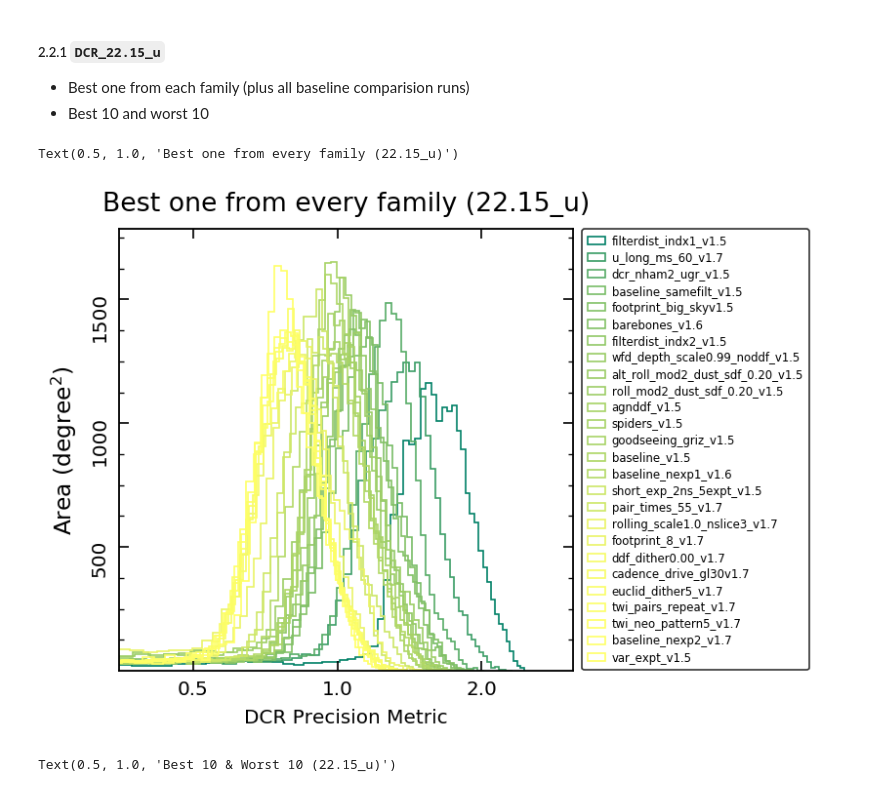
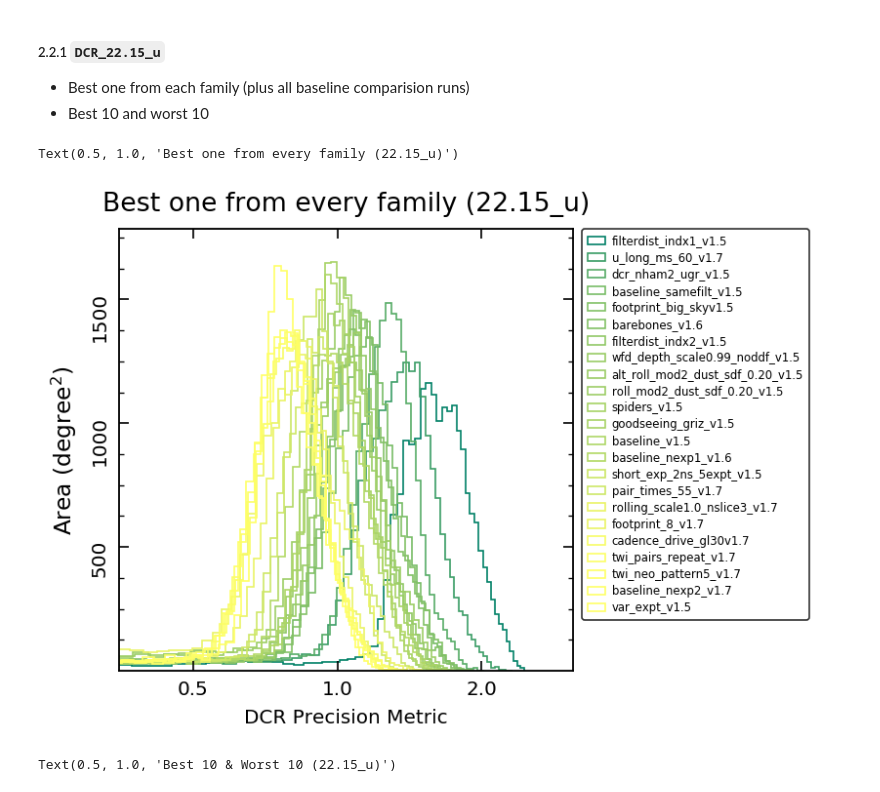
Before and after one commit to RichardsGroup/LSST_DCR, a Jupyter notebook: notebooks/03_Analyze_WFD.ipynb, the cells around one changed output. Saved outputs shown, nothing was run; the diff lists cells and outputs as text; code cells hidden in the pictures.

```diff
--- a/notebooks/03_Analyze_WFD.ipynb
+++ b/notebooks/03_Analyze_WFD.ipynb
@@ -146,6 +143,13 @@ summary_df_all.loc[summary_df_all.runName.isin(unique_comp_runs), 'family'] = 'b
 
 # sort by family
 summary_df_all = summary_df_all.sort_values('family').set_index('runName')
+# %%
+# remove ddf family
+non_ddf_rows = [row
+                for row
+                in summary_df_all.index
+                if not (('ddf' in row and 'noddf' not in row) or ('dither' in row))]
+summary_df_no_ddf = summary_df_all.loc[non_ddf_rows, :]
 # %% [markdown]
 #### 2.2 Pick the best (according to median values) from each family and plot summary/distributions
 # %%
@@ -160,11 +164,11 @@ norm_metric_g = summary_df_all.loc[norm_run, 'DCR_22_g_Median']
 # %%
 # sort by family and median
 # take the best from each family, but keep all three baselines
-best_u_family_no_baseline = summary_df_all[
-    summary_df_all.family != 'baseline'
+best_u_family_no_baseline = summary_df_no_ddf[
+    summary_df_no_ddf.family != 'baseline'
 ].sort_values(['family', 'DCR_22.15_u_Median']).drop_duplicates(subset='family')
 
-best_u_family = pd.concat([summary_df_all[summary_df_all.family == 'baseline'],
+best_u_family = pd.concat([summary_df_no_ddf[summary_df_no_ddf.family == 'baseline'],
                            best_u_family_no_baseline],
                           axis=0).sort_values('DCR_22.15_u_Median')
 
@@ -184,34 +188,34 @@ for run in best_u_family.index:
     metricKey = [elem for elem in keys if elem[1] == 'DCR_22.15_u'][0]
 
     # need to mask the pixels that have no available data
     mask = final_bundleDicts[run][metricKey].metricValues.mask
     data = final_bundleDicts[run][metricKey].metricValues.data[~mask]
     data = data[~(np.isnan(data) | np.isinf(data))]
 
     c = mpl.cm.summer(uNorm(best_u_family.loc[run, 'DCR_22.15_u_Median']))
     ax.hist(norm_metric_u/data, bins=bins, histtype='step', color=c,
              density=density, label=f"{run[:run.find('v1.')+4]}")
 
 # tick & format
 ax.set_xscale('log', basex=10)
 ax.set_xbound(lower=0.35, upper=3.1)
 ax.tick_params(top=True, right=True, which='both')
 ax.xaxis.set_major_locator(plt.FixedLocator([0.5, 1, 2, 3.5]))
 ax.xaxis.set_major_formatter(plt.FormatStrFormatter('%.1f'))
 ax.xaxis.set_minor_locator(plt.NullLocator())
 
 # label & legend
 ax.set_xlabel('DCR Precision Metric', fontsize=12)
 ax.legend(fontsize=7, bbox_to_anchor=(1.0, 1.02), edgecolor='k', loc=2, labelspacing=0.35)
 
 ax.yaxis.set_major_locator(plt.FixedLocator(np.array([500, 1000, 1500, 2000])/(54.967783/60)**2))
 y_vals = ax.get_yticks()
 ax.set_yticklabels(['{:.0f}'.format(x * (54.967783/60)**2) for x in y_vals], rotation=90)
 ax.set_ylabel('Area ($\mathrm{degree^{2}}$)', labelpad=7)
 plt.title('Best one from every family (22.15_u)')
 # %% [output]
 Text(0.5, 1.0, 'Best one from every family (22.15_u)')
-[figure, old version]
+[figure, new version]
 # %%
 # plot distribution
 fig, ax = plt.subplots(1, 1, figsize=(5, 5), dpi=120)
```
Also changed, not shown: parts of 11 cells of this notebook, 1 other file.
